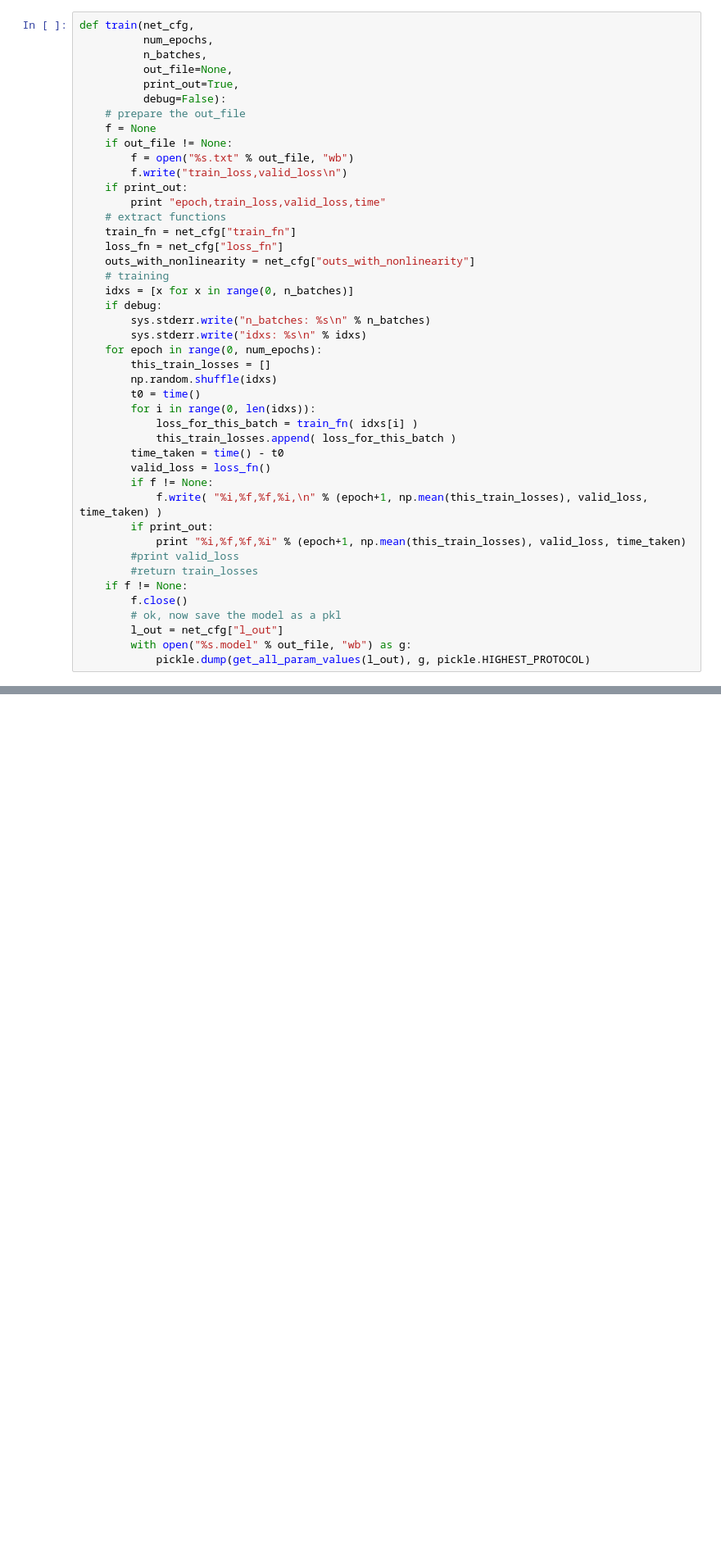
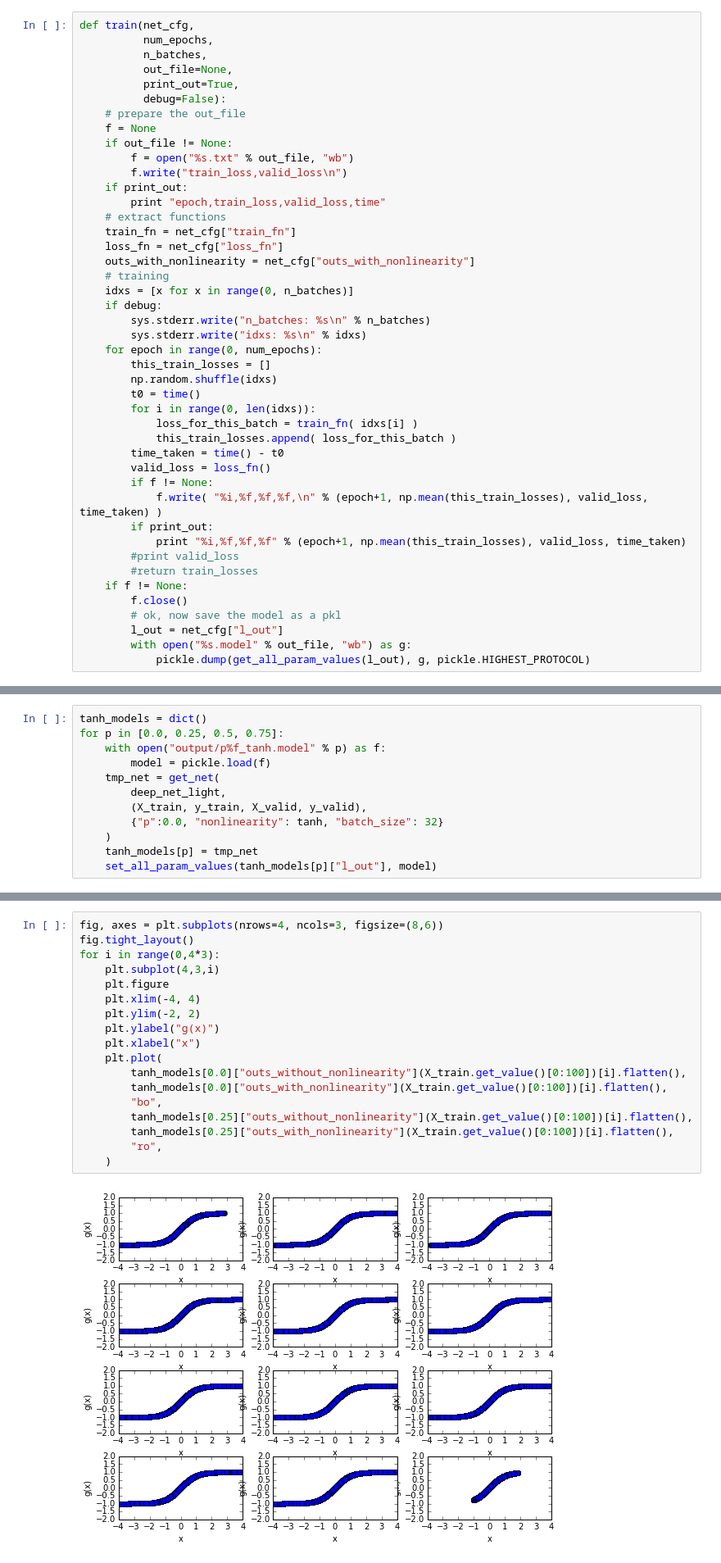
Before and after one commit to christopher-beckham/msc, a Jupyter notebook: experiments/lasagne_additions/skip_layers.ipynb, the cells around one changed output, grey strips where cells are left out. Shown at 82% size. Drawn from its saved outputs; the diff is of its cells as text; blank space fills up the shorter version.

```diff
--- a/experiments/lasagne_additions/skip_layers.ipynb
+++ b/experiments/lasagne_additions/skip_layers.ipynb
@@ -276,9 +281,9 @@ def train(net_cfg,
         time_taken = time() - t0
         valid_loss = loss_fn()
         if f != None:
-            f.write( "%i,%f,%f,%i,\n" % (epoch+1, np.mean(this_train_losses), valid_loss, time_taken) )
+            f.write( "%i,%f,%f,%f,\n" % (epoch+1, np.mean(this_train_losses), valid_loss, time_taken) )
         if print_out:
-            print "%i,%f,%f,%i" % (epoch+1, np.mean(this_train_losses), valid_loss, time_taken)
+            print "%i,%f,%f,%f" % (epoch+1, np.mean(this_train_losses), valid_loss, time_taken)
         #print valid_loss
         #return train_losses
     if f != None:
@@ -382,0 +413,12 @@ plt.ylabel("train loss")
+# %%
+tanh_models = dict()
+for p in [0.0, 0.25, 0.5, 0.75]:
+    with open("output/p%f_tanh.model" % p) as f:
+        model = pickle.load(f)
+    tmp_net = get_net(
+        deep_net_light,
+        (X_train, y_train, X_valid, y_valid),
+        {"p":0.0, "nonlinearity": tanh, "batch_size": 32}
+    )
+    tanh_models[p] = tmp_net
+    set_all_param_values(tanh_models[p]["l_out"], model)
@@ -382,0 +453,20 @@ plt.ylabel("train loss")
+# %%
+fig, axes = plt.subplots(nrows=4, ncols=3, figsize=(8,6))
+fig.tight_layout()
+for i in range(0,4*3):
+    plt.subplot(4,3,i)
+    plt.figure
+    plt.xlim(-4, 4)
+    plt.ylim(-2, 2)
+    plt.ylabel("g(x)")
+    plt.xlabel("x")
+    plt.plot(
+        tanh_models[0.0]["outs_without_nonlinearity"](X_train.get_value()[0:100])[i].flatten(),
+        tanh_models[0.0]["outs_with_nonlinearity"](X_train.get_value()[0:100])[i].flatten(),
+        "bo",
+        tanh_models[0.25]["outs_without_nonlinearity"](X_train.get_value()[0:100])[i].flatten(),
+        tanh_models[0.25]["outs_with_nonlinearity"](X_train.get_value()[0:100])[i].flatten(),
+        "ro",
+    )
+# %% [output]
+[figure, added]
```
Also changed, not shown: parts of 17 cells of this notebook, 1 other file.
